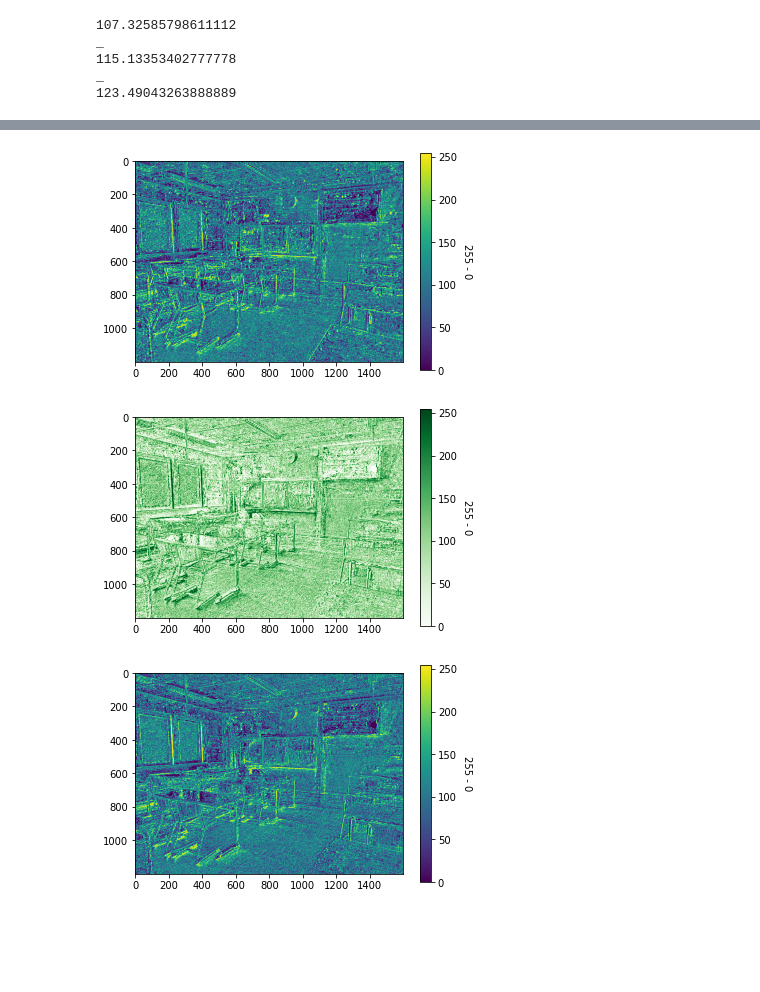
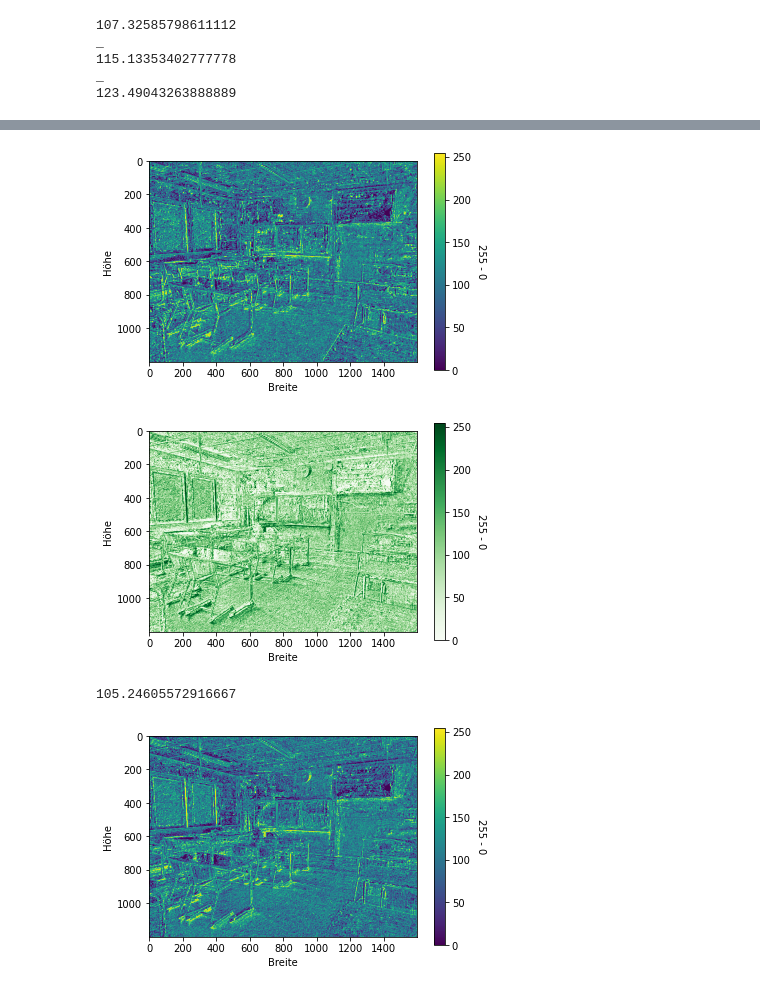
Before and after one commit to JeromePerleth/Bilineare-Interpolation, a Jupyter notebook: bilineare_Differenz.ipynb, the cells around one changed output, grey strips where cells are left out. Drawn from its saved outputs; the diff is of its cells as text; code cells hidden in the pictures; blank space fills up the shorter version.

```diff
--- a/bilineare_Differenz.ipynb
+++ b/bilineare_Differenz.ipynb
@@ -67,24 +78,38 @@ cbar.ax.get_yaxis().labelpad = 15
 # %%
 plt.imshow(ergebnis[:,:, 0])
 cbar = plt.colorbar()
+plt.xlabel('Breite')
+plt.ylabel('Höhe')
 cbar.ax.set_ylabel('255 - 0', rotation=270)
 cbar.ax.get_yaxis().labelpad = 15
+plt.savefig('Differenzbild_red_colorless.jpg')
 # %% [output]
-[figure, old version]
+[figure, new version]
 # %%
 plt.imshow(ergebnis[:,:, 1], cmap = 'Greens')
 cbar = plt.colorbar()
+plt.xlabel('Breite')
+plt.ylabel('Höhe')
 cbar.ax.set_ylabel('255 - 0', rotation=270)
 cbar.ax.get_yaxis().labelpad = 15
+plt.savefig('Differenzbild_green.jpg')
 # %% [output]
-[figure, old version]
+[figure, new version]
+# %%
+# difference green-color-channel
+print((np.sum(np.abs(Klassenzimmer_og[:,:, 1]- Klassenzimmer_bi[:,:, 1])))/(1600 * 1200))
+# %% [output]
+105.24605572916667
 # %%
 plt.imshow(ergebnis[:,:, 1])
 cbar = plt.colorbar()
+plt.xlabel('Breite')
+plt.ylabel('Höhe')
 cbar.ax.set_ylabel('255 - 0', rotation=270)
 cbar.ax.get_yaxis().labelpad = 15
+plt.savefig('Differenzbild_green_colorless.jpg')
 # %% [output]
-[figure, old version]
+[figure, new version]
 # %%
 plt.imshow(ergebnis[:,:, 2], cmap = 'Blues')
 cbar = plt.colorbar()
```
Also changed, not shown: parts of 18 cells of this notebook, 15 other files.
